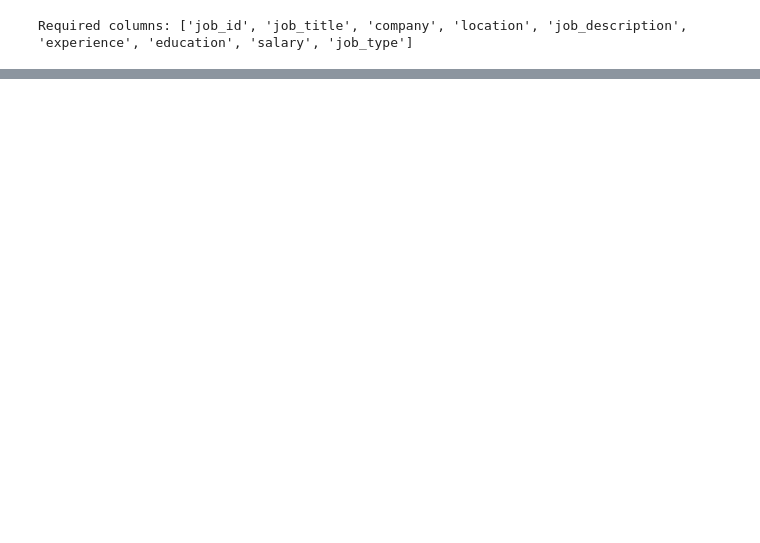
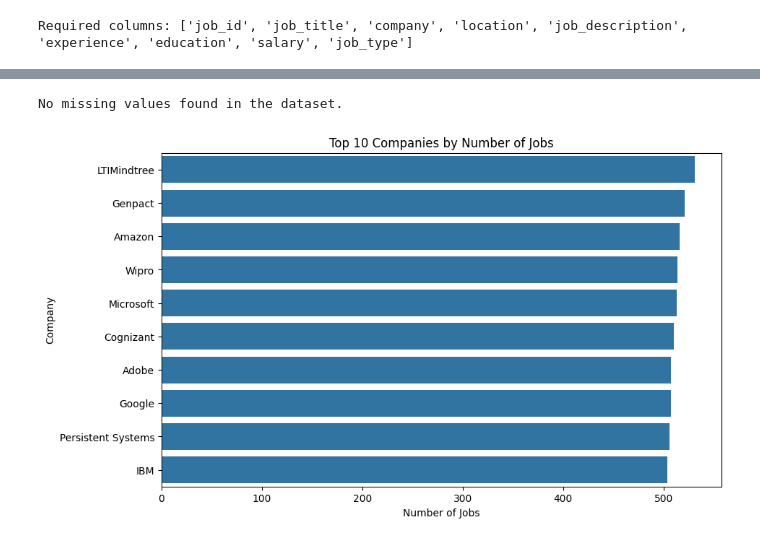
Before and after one commit to jairaj023/Internship-Practice, a Jupyter notebook: DAY_2_Task.ipynb, the cells around one changed output, grey strips where cells are left out. Saved outputs shown, nothing was run; the diff lists cells and outputs as text; code cells hidden in the pictures; blank space fills up the shorter version.

```diff
--- a/DAY_2_Task.ipynb
+++ b/DAY_2_Task.ipynb
@@ -87,0 +261,36 @@ Required columns: ['job_id', 'job_title', 'company', 'location', 'job_descriptio
+# %%
+if df.isnull().sum().sum() == 0:
+    print("No missing values found in the dataset.")
+else:
+    missing_values = df.isnull().sum()
+    missing_values = missing_values[missing_values > 0]
+
+    plt.figure(figsize=(10, 6))
+    sns.barplot(
+        x=missing_values.values,
+        y=missing_values.index
+    )
+
+    plt.title("Missing Values by Column")
+    plt.xlabel("Number of Missing Values")
+    plt.ylabel("Column")
+    plt.show()
+# %% [output]
+No missing values found in the dataset.
+# %%
+top_companies = df["company"].value_counts().head(10)
+
+plt.figure(figsize=(10, 6))
+
+sns.barplot(
+    x=top_companies.values,
+    y=top_companies.index
+)
+
+plt.title("Top 10 Companies by Number of Jobs")
+plt.xlabel("Number of Jobs")
+plt.ylabel("Company")
+
+plt.show()
+# %% [output]
+[figure, added]
```
Also changed, not shown: parts of 21 cells of this notebook.
